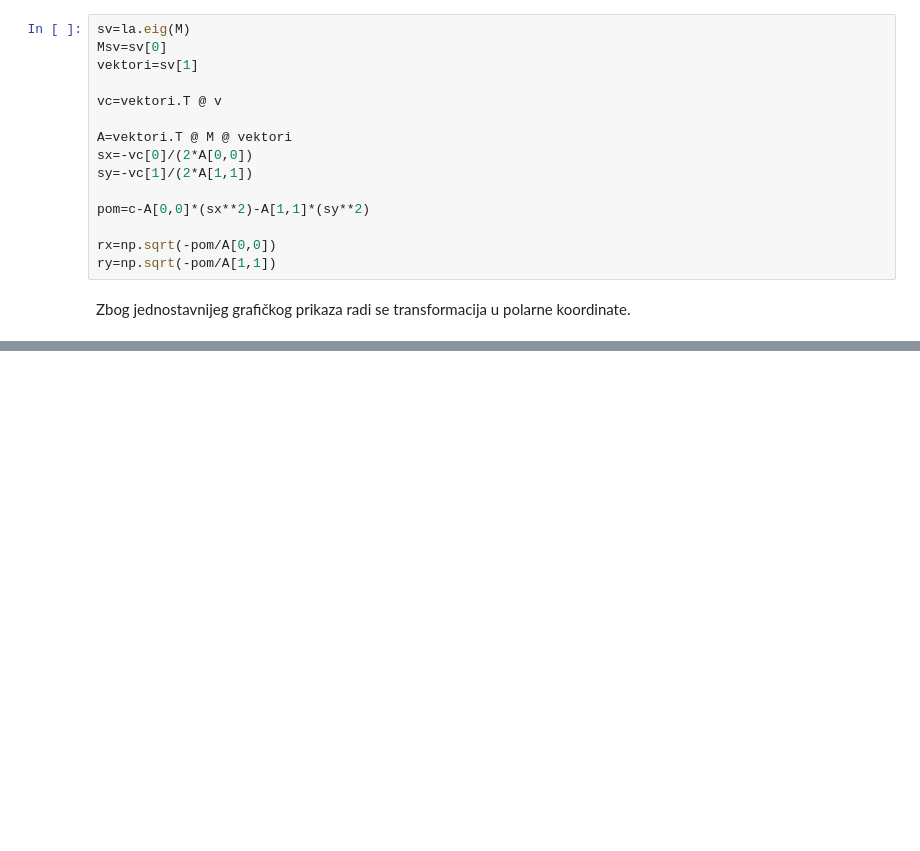
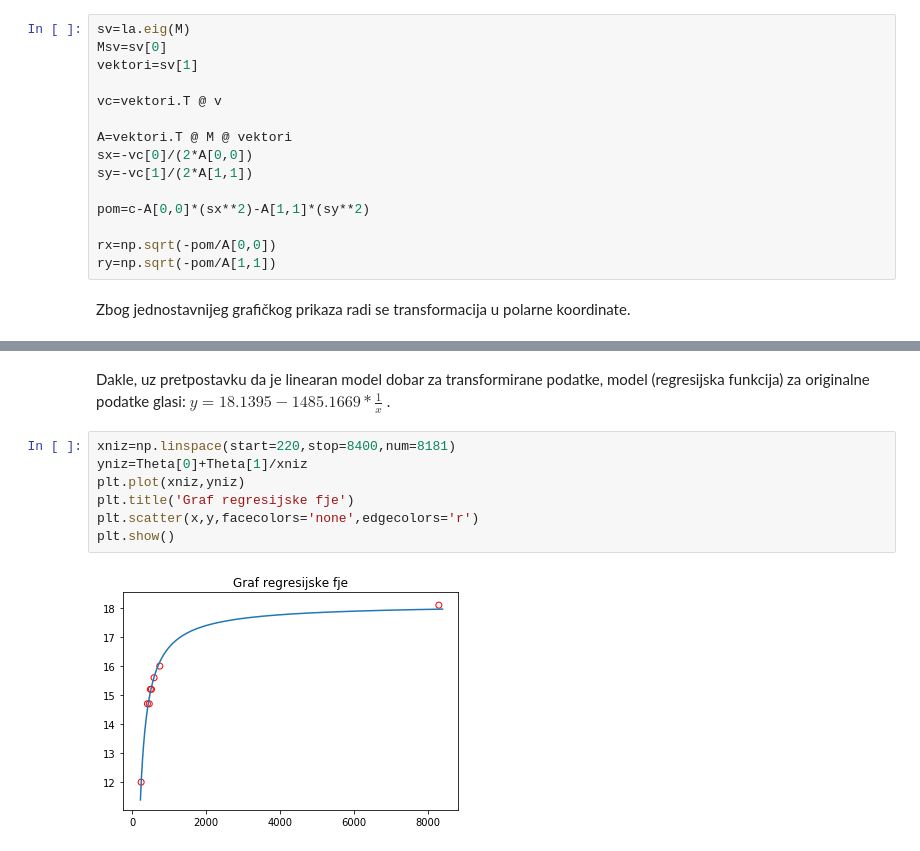
Before and after one commit to pevlaic/Softver, a Jupyter notebook: Petra_MS1.ipynb, the cells around one changed output, grey strips where cells are left out. Drawn from its saved outputs; the diff is of its cells as text; blank space fills up the shorter version.

```diff
--- a/Petra_MS1.ipynb
+++ b/Petra_MS1.ipynb
@@ -309,0 +363,11 @@ plt.show()
+# %% [markdown]
+Dakle, uz pretpostavku da je linearan model dobar za transformirane podatke, model (regresijska funkcija) za originalne podatke glasi: $y=18.1395-1485.1669*\frac{1}{x}$ .
+# %%
+xniz=np.linspace(start=220,stop=8400,num=8181)
+yniz=Theta[0]+Theta[1]/xniz
+plt.plot(xniz,yniz)
+plt.title('Graf regresijske fje')
+plt.scatter(x,y,facecolors='none',edgecolors='r')
+plt.show()
+# %% [output]
+[figure, added]
```
Also changed, not shown: parts of 21 cells of this notebook.
